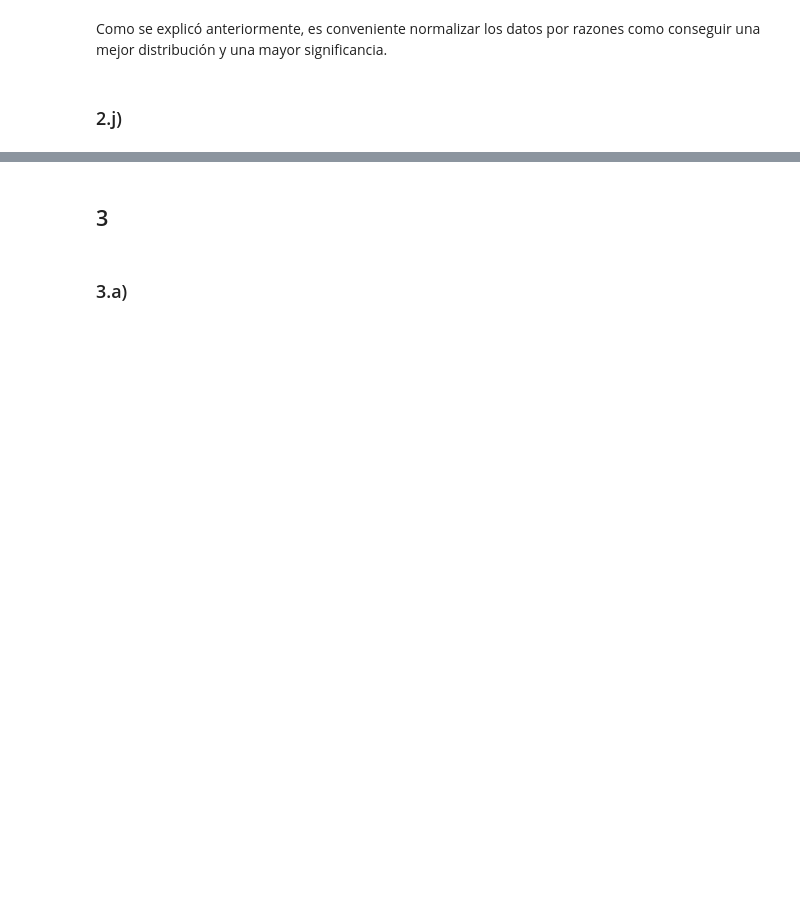
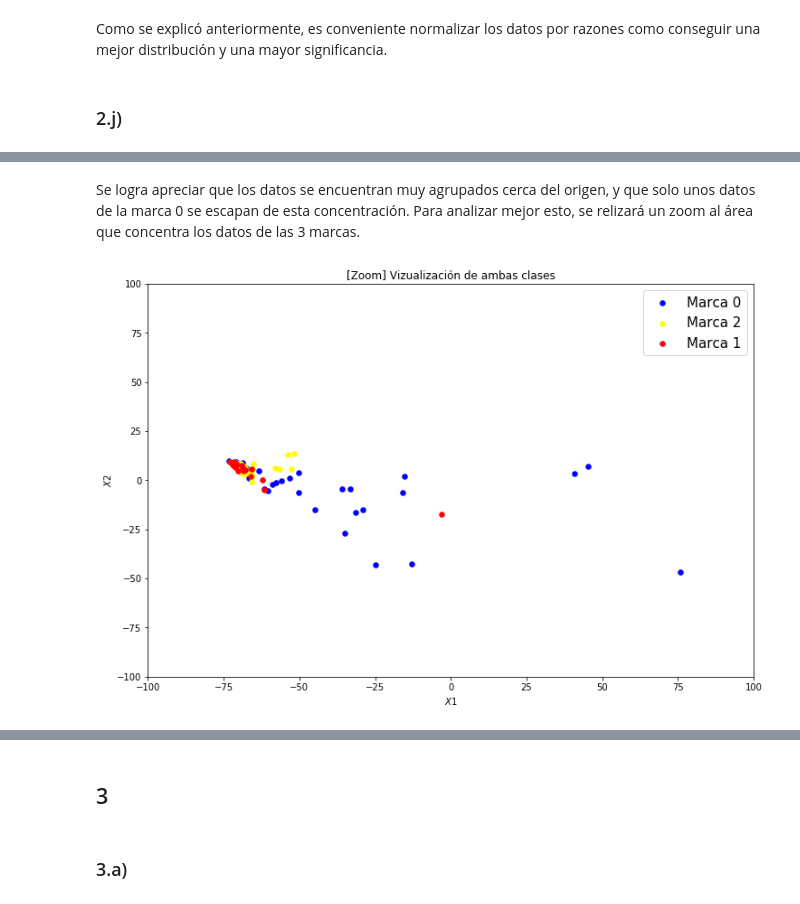
Before and after one commit to GabrielValenzuelaLorca/tarea2maquinas, a Jupyter notebook: Tarea 2.ipynb, the cells around one changed output, grey strips where cells are left out. Drawn from its saved outputs; the diff is of its cells as text; code cells hidden in the pictures; blank space fills up the shorter version.

```diff
--- a/Tarea 2.ipynb
+++ b/Tarea 2.ipynb
@@ -378,0 +381,15 @@ plt.show()
+# %% [markdown]
+<p>Se logra apreciar que los datos se encuentran muy agrupados cerca del origen, y que solo unos datos de la marca 0 se escapan de esta concentración. Para analizar mejor esto, se relizará un zoom al área que concentra los datos de las 3 marcas.</p>
+# %%
+plt.figure(figsize = (12, 8))
+plt.scatter([X_pca_train[i,0] for i in range(len(y_train)) if y_train[i] == 0],[X_pca_train[i,1] for i in range(len(y_train)) if y_train[i] == 0], s=30, c = "blue")
+plt.scatter([X_pca_train[i,0] for i in range(len(y_train)) if y_train[i] == 2],[X_pca_train[i,1] for i in range(len(y_train)) if y_train[i] == 2], s=30, c = "yellow")
+plt.scatter([X_pca_train[i,0] for i in range(len(y_train)) if y_train[i] == 1],[X_pca_train[i,1] for i in range(len(y_train)) if y_train[i] == 1], s=30, c = "red")
+plt.xlabel("$X1$")
+plt.ylabel("$X2$")
+plt.legend(['Marca 0', 'Marca 2', 'Marca 1'],prop={'size': 15})
+plt.title("[Zoom] Vizualización de ambas clases")
+plt.axis([-100,100,-100,100])
+plt.show()
+# %% [output]
+[figure, added]
```
Also changed, not shown: parts of 36 cells of this notebook.
